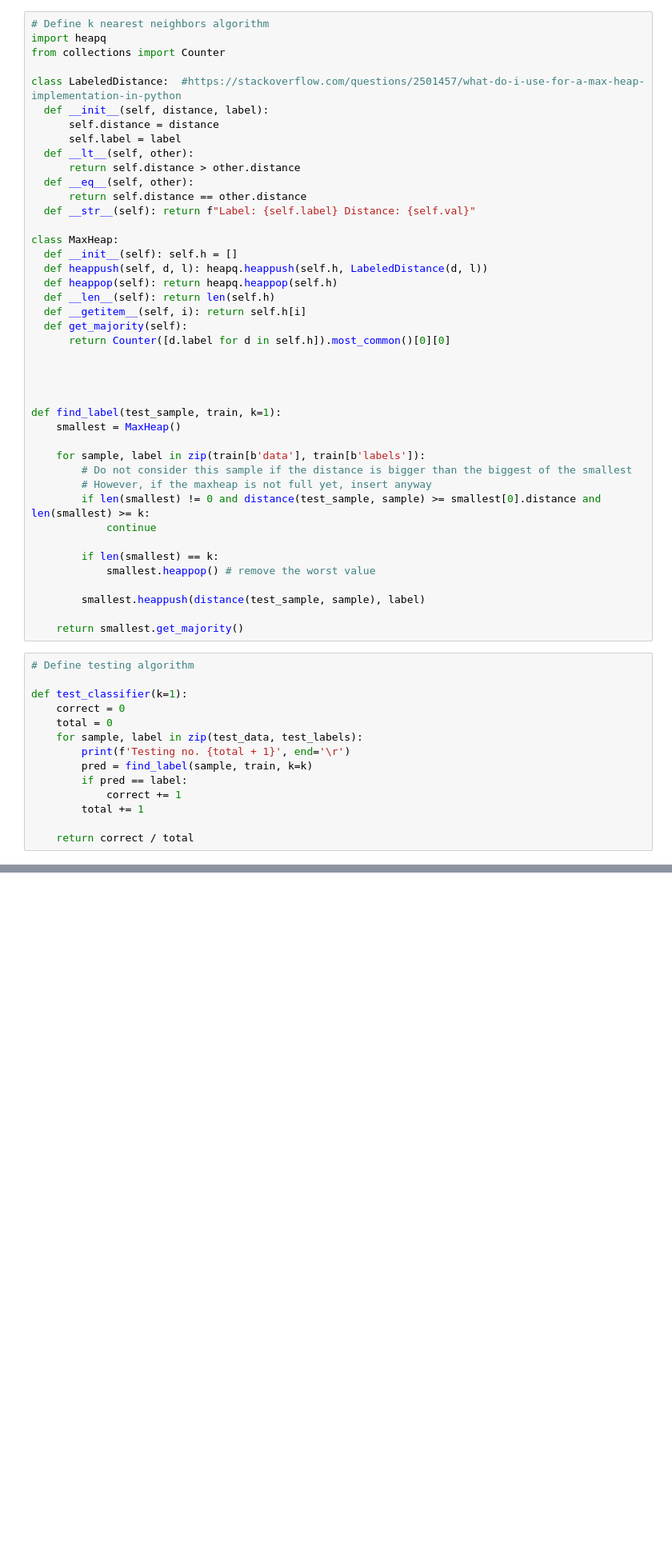
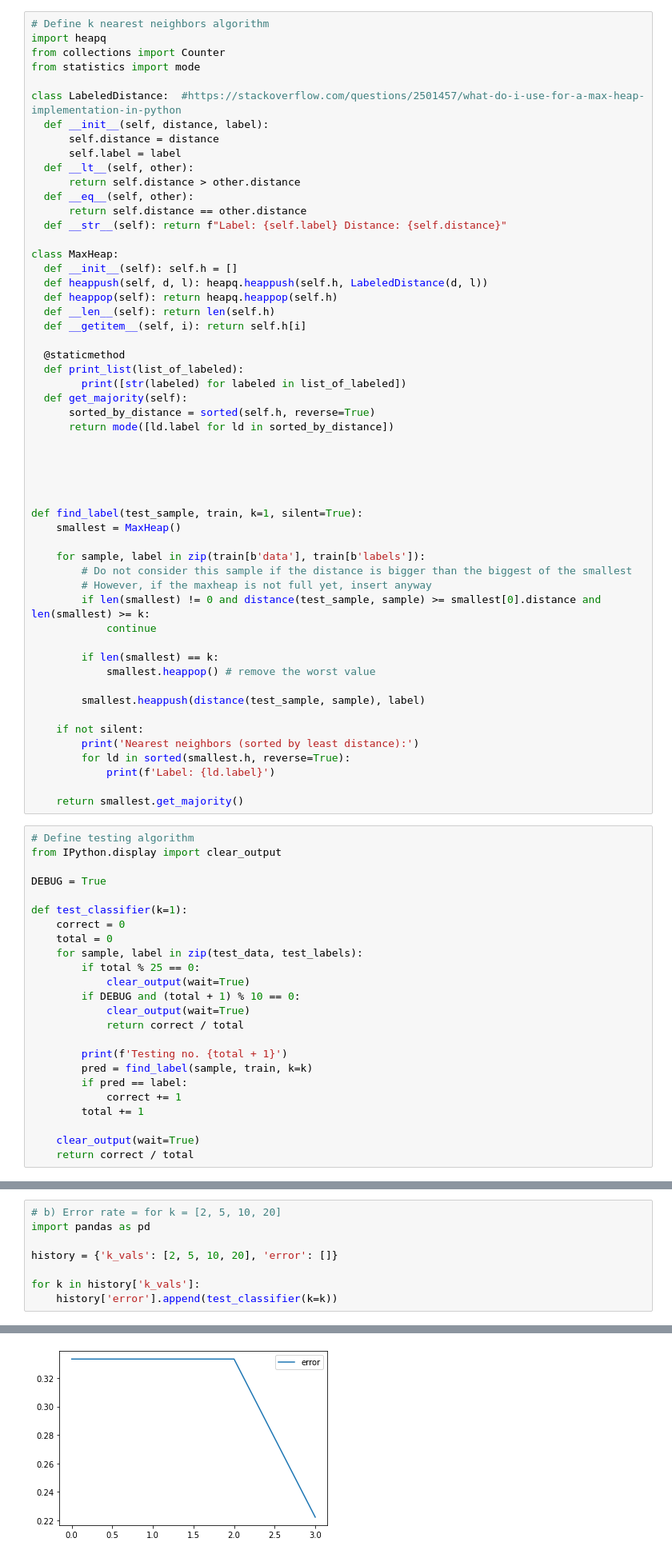
Before and after one commit to ezhang7423/ece180, a Jupyter notebook: hw4/hw4.ipynb, the cells around one changed output, grey strips where cells are left out. Shown at 80% size. Cells and saved outputs as stored; diff of their text form; blank space fills up the shorter version.

```diff
--- a/hw4/hw4.ipynb
+++ b/hw4/hw4.ipynb
@@ -49,6 +50,7 @@ imshow(convertTensor(sample))
 # Define k nearest neighbors algorithm
 import heapq
 from collections import Counter
+from statistics import mode
 
 class LabeledDistance:  #https://stackoverflow.com/questions/2501457/what-do-i-use-for-a-max-heap-implementation-in-python
   def __init__(self, distance, label):
@@ -58,7 +60,7 @@ class LabeledDistance:  #https://stackoverflow.com/questions/2501457/what-do-i-u
       return self.distance > other.distance
   def __eq__(self, other):
       return self.distance == other.distance
-  def __str__(self): return f"Label: {self.label} Distance: {self.val}"
+  def __str__(self): return f"Label: {self.label} Distance: {self.distance}"
 
 class MaxHeap:
   def __init__(self): self.h = []
@@ -66,13 +68,19 @@ class MaxHeap:
   def heappop(self): return heapq.heappop(self.h)
   def __len__(self): return len(self.h)
   def __getitem__(self, i): return self.h[i]
+
+  @staticmethod
+  def print_list(list_of_labeled):
+        print([str(labeled) for labeled in list_of_labeled])
   def get_majority(self):
-      return Counter([d.label for d in self.h]).most_common()[0][0]
+      sorted_by_distance = sorted(self.h, reverse=True)
+      return mode([ld.label for ld in sorted_by_distance])
 
 
 
 
-def find_label(test_sample, train, k=1):
+
+def find_label(test_sample, train, k=1, silent=True):
     smallest = MaxHeap()
 
     for sample, label in zip(train[b'data'], train[b'labels']):
@@ -86,18 +94,33 @@ def find_label(test_sample, train, k=1):
 
         smallest.heappush(distance(test_sample, sample), label)
 
+    if not silent:
+        print('Nearest neighbors (sorted by least distance):')
+        for ld in sorted(smallest.h, reverse=True):
+            print(f'Label: {ld.label}')
+
     return smallest.get_majority()
 # %%
 # Define testing algorithm
+from IPython.display import clear_output
+
+DEBUG = True
 
 def test_classifier(k=1):
     correct = 0
     total = 0
     for sample, label in zip(test_data, test_labels):
-        print(f'Testing no. {total + 1}', end='\r')
+        if total % 25 == 0:
+            clear_output(wait=True)
+        if DEBUG and (total + 1) % 10 == 0:
+            clear_output(wait=True)
+            return correct / total
+
+        print(f'Testing no. {total + 1}')
         pred = find_label(sample, train, k=k)
         if pred == label:
             correct += 1
         total += 1
 
+    clear_output(wait=True)
     return correct / total
@@ -127,0 +132,9 @@ lmao
+# %%
+# b) Error rate = for k = [2, 5, 10, 20]
+import pandas as pd
+
+history = {'k_vals': [2, 5, 10, 20], 'error': []}
+
+for k in history['k_vals']:
+    history['error'].append(test_classifier(k=k))
+# %% [output]
@@ -127,0 +142 @@ lmao
+[figure, added]
```
Also changed, not shown: parts of 7 cells of this notebook.
